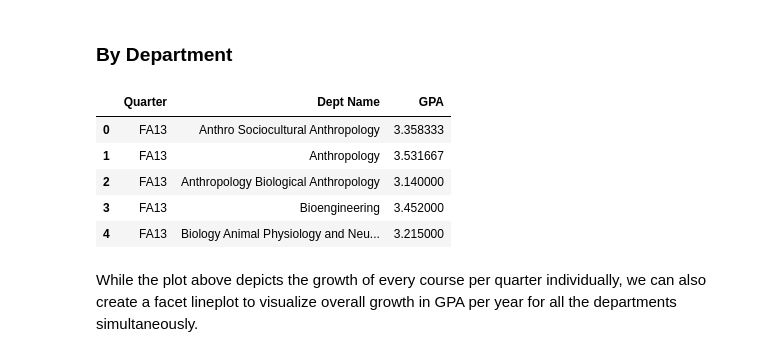
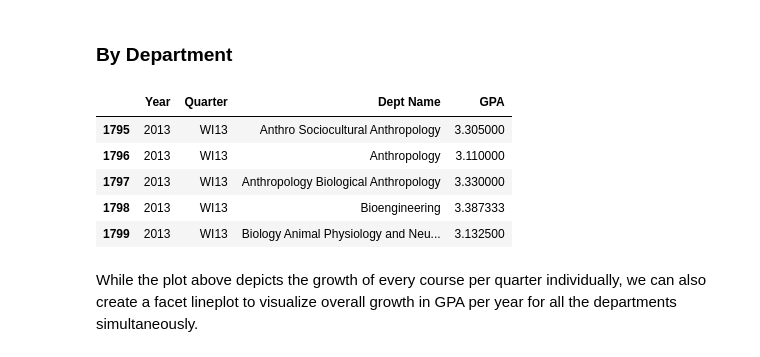
Before and after one commit to djlakhani/COGS108_SS1_Project_Public, a Jupyter notebook: EDA_checkpoint_2.ipynb, the cells around one changed output. Saved outputs shown, nothing was run; the diff lists cells and outputs as text; code cells hidden in the pictures.

```diff
--- a/EDA_checkpoint_2.ipynb
+++ b/EDA_checkpoint_2.ipynb
@@ -465,14 +462,19 @@ sns.boxplot(data=capes_sub_wo_sum, x="during_TA_Strike", y="GPA")
 # %%
 #grouped by quarter and department to get the avg gpa per quarter per department
 mean_gpa_by_dept_qtr = capes_sub_wo_sum.groupby(["Quarter", "Dept Name"])[["GPA"]].mean().reset_index()
-mean_gpa_by_dept_qtr.head(5)
-# %% [output]
-|  | Quarter | Dept Name | GPA |
-| 0 | FA13 | Anthro Sociocultural Anthropology | 3.358333 |
-| 1 | FA13 | Anthropology | 3.531667 |
-| 2 | FA13 | Anthropology Biological Anthropology | 3.140000 |
-| 3 | FA13 | Bioengineering | 3.452000 |
-| 4 | FA13 | Biology Animal Physiology and Neu... | 3.215000 |
+# %%
+mean_gpa_by_dept_qtr['Year'] = mean_gpa_by_dept_qtr['Quarter'].apply(extract_year)
+mean_gpa_by_dept_qtr = mean_gpa_by_dept_qtr.get(["Year", "Quarter", "Dept Name", "GPA"])
+#correcting the order of the quarters
+mean_gpa_by_dept_qtr = mean_gpa_by_dept_qtr.sort_values(['Year', 'Quarter'], ascending = [True, False])
+mean_gpa_by_dept_qtr.head(5)
+# %% [output]
+|  | Year | Quarter | Dept Name | GPA |
+| 1795 | 2013 | WI13 | Anthro Sociocultural Anthropology | 3.305000 |
+| 1796 | 2013 | WI13 | Anthropology | 3.110000 |
+| 1797 | 2013 | WI13 | Anthropology Biological Anthropology | 3.330000 |
+| 1798 | 2013 | WI13 | Bioengineering | 3.387333 |
+| 1799 | 2013 | WI13 | Biology Animal Physiology and Neu... | 3.132500 |
 # %%
 px.line(mean_gpa_by_dept_qtr, x="Quarter", y="GPA", color="Dept Name", category_orders={"Dept Name": np.sort(mean_gpa_by_dept_qtr["Dept Name"].unique())}
 ).update_traces(visible="legendonly", selector=lambda t: not t.name in ["Data Science", "Computer Science and Engineering"])
```
Also changed, not shown: parts of 8 cells of this notebook.
